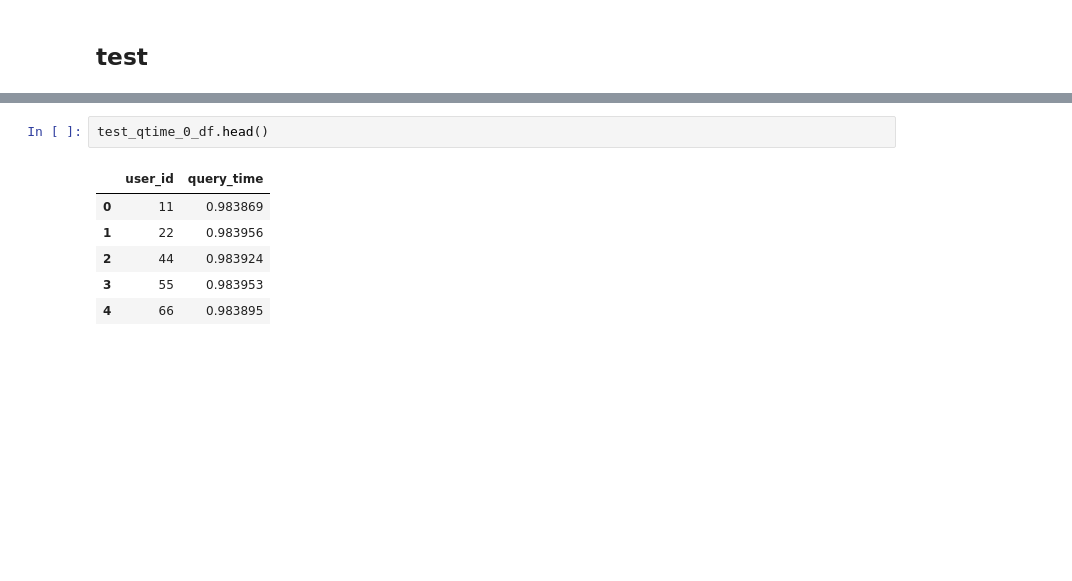
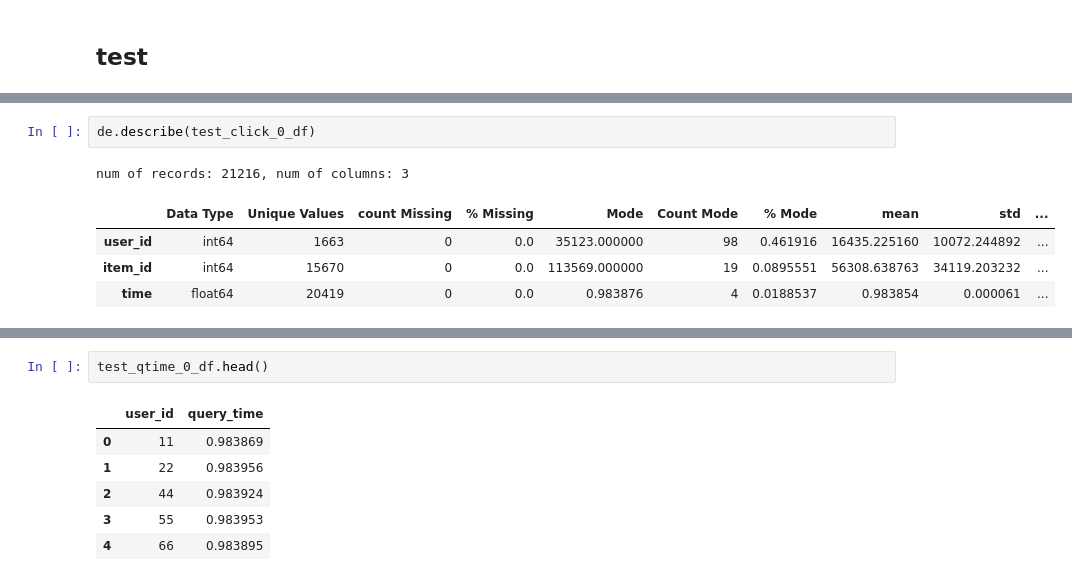
Before and after one commit to mayi140611/mayiapps, a Jupyter notebook: c6_Modern_E_Commerce_Platform_Debiasing/0EDA.ipynb, the cells around one changed output, grey strips where cells are left out. Saved outputs shown, nothing was run; the diff lists cells and outputs as text; blank space fills up the shorter version.

```diff
--- a/c6_Modern_E_Commerce_Platform_Debiasing/0EDA.ipynb
+++ b/c6_Modern_E_Commerce_Platform_Debiasing/0EDA.ipynb
@@ -339,0 +491,8 @@ train_click_0_df.head()
+# %%
+de.describe(test_click_0_df)
+# %% [output]
+num of records: 21216, num of columns: 3
+|  | Data Type | Unique Values | count Missing | % Missing | Mode | Count Mode | % Mode | mean | std | ... |
+| user_id | int64 | 1663 | 0 | 0.0 | 35123.000000 | 98 | 0.461916 | 16435.225160 | 10072.244892 | ... |
+| item_id | int64 | 15670 | 0 | 0.0 | 113569.000000 | 19 | 0.0895551 | 56308.638763 | 34119.203232 | ... |
+| time | float64 | 20419 | 0 | 0.0 | 0.983876 | 4 | 0.0188537 | 0.983854 | 0.000061 | ... |
```
Also changed, not shown: parts of 34 cells of this notebook, 2 other files.
